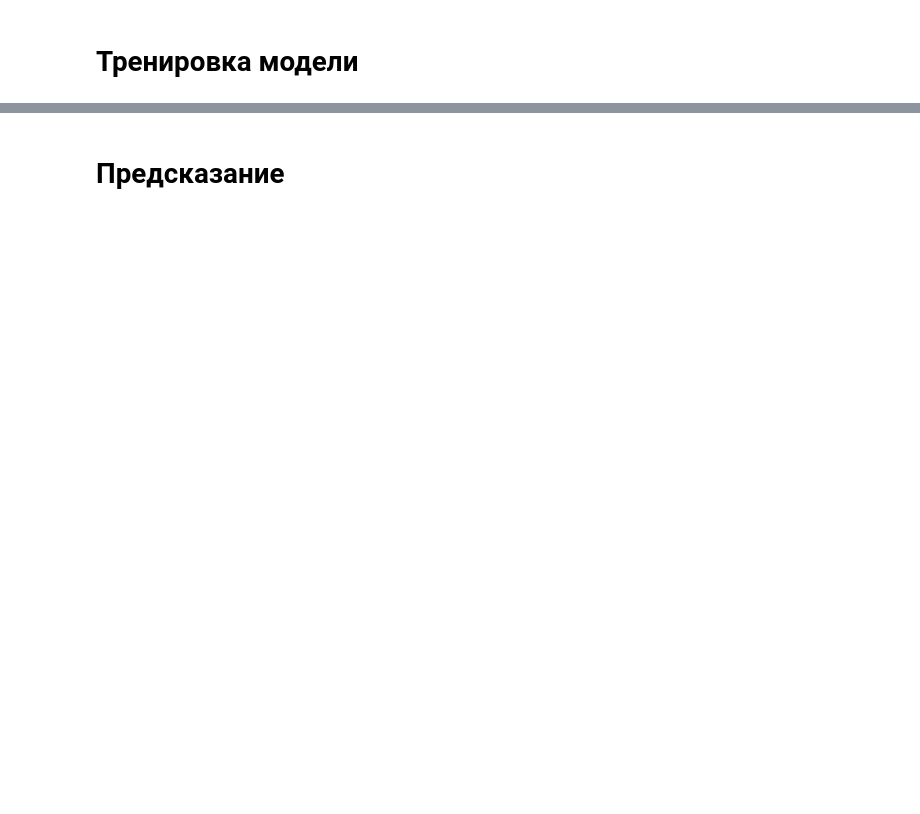
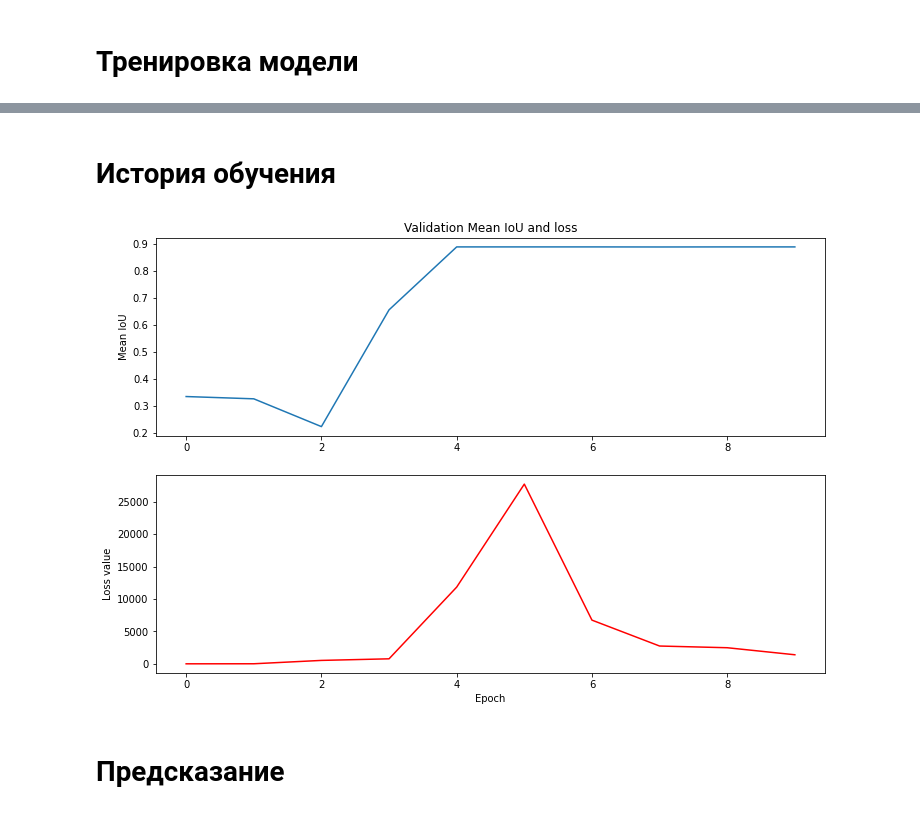
Before and after one commit to i-a-elkin/anode_defects_detection_CV, a Jupyter notebook: notebook1.ipynb, the cells around one changed output, grey strips where cells are left out. Cells and saved outputs as stored; diff of their text form; code cells hidden in the pictures; blank space fills up the shorter version.

```diff
--- a/notebook1.ipynb
+++ b/notebook1.ipynb
@@ -230,10 +266,10 @@ ________________________________________________________________________________
 # %%
 model.compile(optimizer=keras.optimizers.Adam(learning_rate=0.005),
               loss="categorical_crossentropy",
-              metrics=[tf.keras.metrics.MeanIoU(num_classes=NUM_CLASSES), 'accuracy'])
+              metrics=[tf.keras.metrics.MeanIoU(num_classes=NUM_CLASSES)])
 
 callbacks = [keras.callbacks.ModelCheckpoint("anode_defects_unet.h5", save_best_only=True)]
 
-epochs = 20
-model.fit(X_train, y_train, epochs=epochs, batch_size=None, validation_split=0.2, verbose=1, callbacks=callbacks)
+epochs = 10
+history = model.fit(X_train, y_train, epochs=epochs, batch_size=14, validation_split=0.2, verbose=1, callbacks=callbacks)
 # %% [output]
@@ -258,2 +296,20 @@ Epoch 20/20
+# %% [markdown]
+# История обучения
+# %%
+list_history = list(history.history.keys())
+
+fig = plt.figure(1, figsize=(12, 8))
+plt.subplot(211)
+# plot the validation metrics
+plt.plot(history.history[list_history[-1]])
+plt.title('Validation Mean IoU and loss')
+plt.ylabel('Mean IoU')
+plt.subplot(212)
+# plot the validation loss
+plt.plot(history.history[list_history[-2]], 'r')
+plt.xlabel('Epoch')
+plt.ylabel('Loss value');
+# %% [output]
+[figure, added]
 # %% [markdown]
 # Предсказание
```
Also changed, not shown: parts of 9 cells of this notebook.
